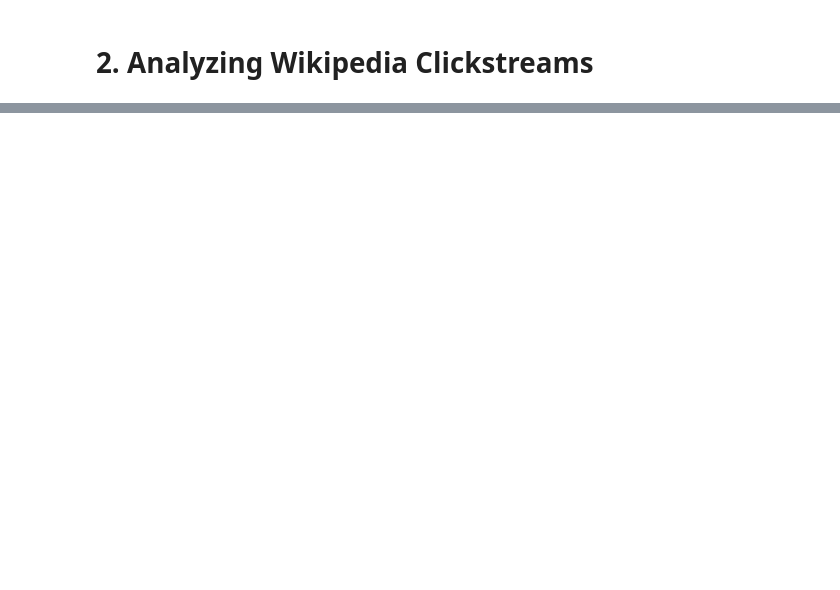
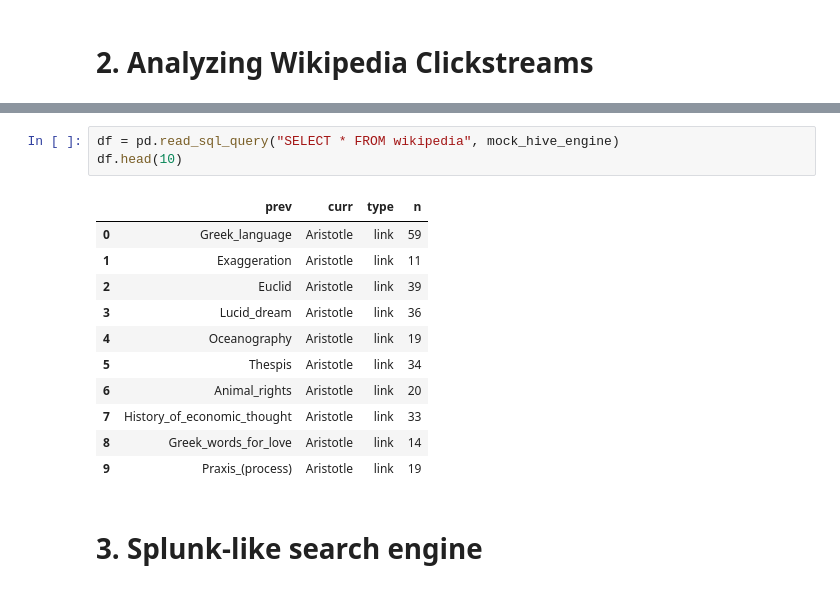
Before and after one commit to mikiisz/mothena, a Jupyter notebook: athena.ipynb, the cells around one changed output, grey strips where cells are left out. Saved outputs shown, nothing was run; the diff lists cells and outputs as text; blank space fills up the shorter version.

```diff
--- a/athena.ipynb
+++ b/athena.ipynb
@@ -260,0 +320,17 @@ round-trip min/avg/max/stddev = 15.413/19.816/29.478/3.883 ms
+# %%
+df = pd.read_sql_query("SELECT * FROM wikipedia", mock_hive_engine)
+df.head(10)
+# %% [output]
+|  | prev | curr | type | n |
+| 0 | Greek_language | Aristotle | link | 59 |
+| 1 | Exaggeration | Aristotle | link | 11 |
+| 2 | Euclid | Aristotle | link | 39 |
+| 3 | Lucid_dream | Aristotle | link | 36 |
+| 4 | Oceanography | Aristotle | link | 19 |
+| 5 | Thespis | Aristotle | link | 34 |
+| 6 | Animal_rights | Aristotle | link | 20 |
+| 7 | History_of_economic_thought | Aristotle | link | 33 |
+| 8 | Greek_words_for_love | Aristotle | link | 14 |
+| 9 | Praxis_(process) | Aristotle | link | 19 |
+# %% [markdown]
+# 3. Splunk-like search engine
```
Also changed, not shown: parts of 35 cells of this notebook, 1 other file.
